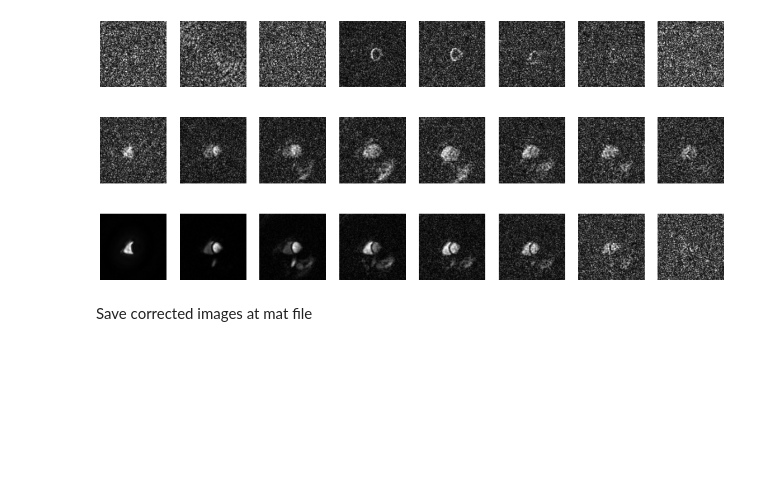
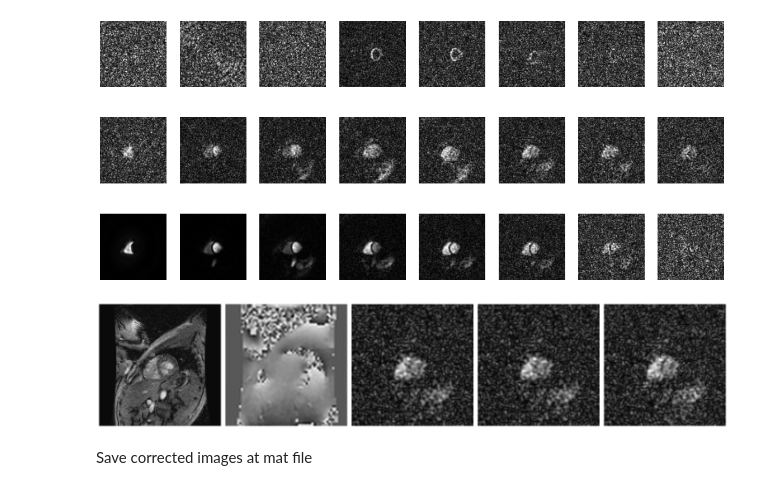
Before and after one commit to galenreed/spiralB0MapCorrection, a Jupyter notebook: 2_applyB0Corrections_single.ipynb, the cells around one changed output. Saved outputs shown, nothing was run; the diff lists cells and outputs as text; code cells hidden in the pictures; blank space fills up the shorter version.

```diff
--- a/2_applyB0Corrections_single.ipynb
+++ b/2_applyB0Corrections_single.ipynb
@@ -116,7 +116,8 @@ interactive(children=(IntSlider(value=0, description='z', max=0), Output()), _do
 # %% [markdown]
 resample to c13 target image
 # %%
-b0phase_r = recon.resampleSITKImage(c13,b0phasef)
+b0phase_r = recon.resampleSITKImage(c13,b0phasef) # passed through median filter
+b0phaseOrig_r = recon.resampleSITKImage(c13,b0phase) # not filtered
 b0mag_r = recon.resampleSITKImage(c13,b0mag)
 mask_r = recon.resampleSITKImage(c13,maskSITK)
 loc_r = recon.resampleSITKImage(c13,loc)
@@ -326,6 +377,30 @@ cdg.plotC13Mat(img_unc)
 cdg.plotC13Mat(img_mfi)
 # %% [output]
 [figure]
+# %%
+im = 1
+it = 5
+
+b0map = np.squeeze(sitk.GetArrayFromImage(b0phaseOrig_r))
+
+fig, (ax1, ax2, ax3, ax4, ax5) = plt.subplots(1,5,figsize=(20,5))
+
+ax1.imshow(np.squeeze(sitk.GetArrayFromImage(loc_r)), cmap='gray')
+ax1.axis('off')
+ax2.imshow(b0map, cmap='gray')
+ax2.axis('off')
+ax3.imshow(img_unc[:,:,it,im], cmap='gray')
+ax3.axis('off')
+ax4.imshow(img_gs[:,:,it,im], cmap='gray')
+ax4.axis('off')
+ax5.imshow(img_mfi[:,:,it,im], cmap='gray')
+ax5.axis('off')
+fig.tight_layout()
+
+
+fig.savefig('rawFigs/exampleImprovement.png')
+# %% [output]
+[figure, added]
 # %% [markdown]
 Save corrected images at mat file
 # %%
```
Also changed, not shown: parts of 6 cells of this notebook, 3 other files.
